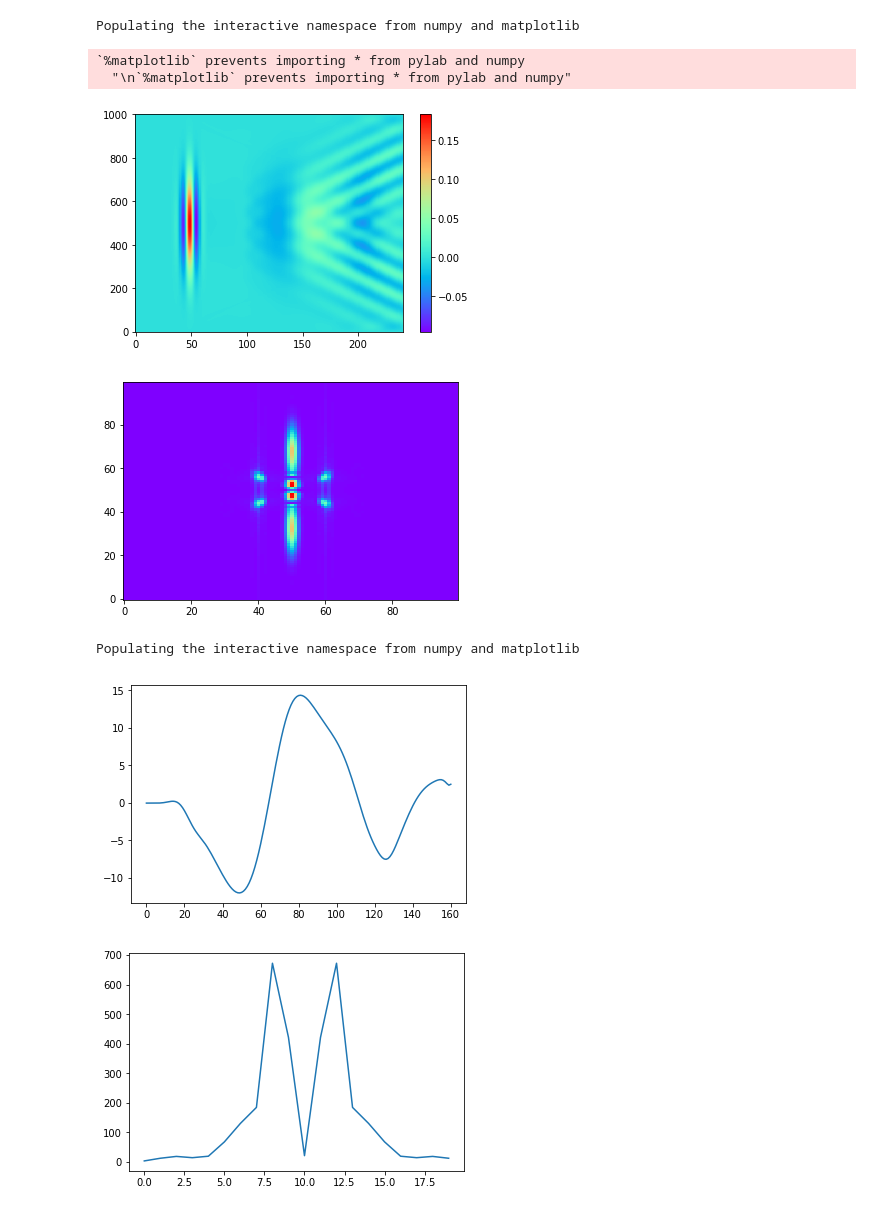
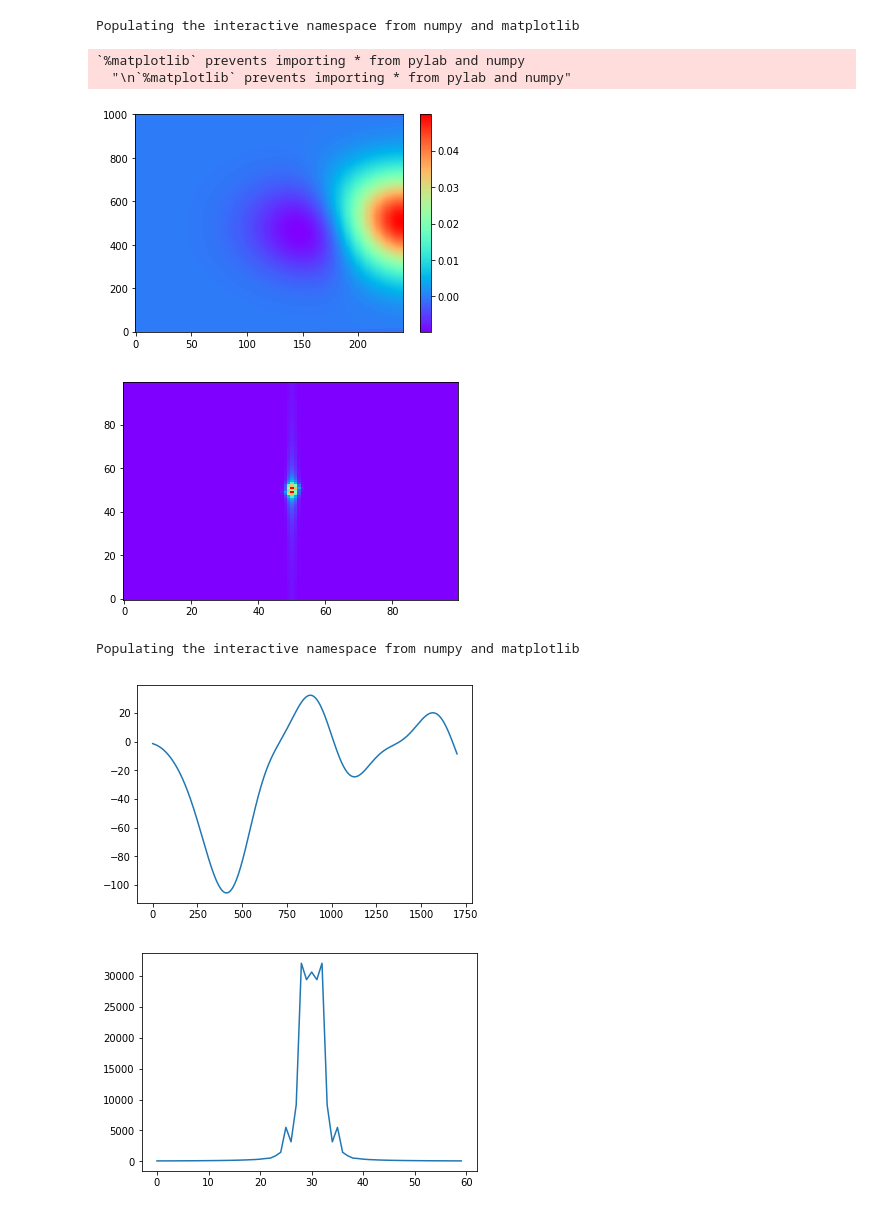
Before and after one commit to nimachm81/YEEFDTD, a Jupyter notebook: build/visualisation/Periodic Gaussian Plasma - large truncated lattice.ipynb, the cells around one changed output. Drawn from its saved outputs; the diff is of its cells as text; code cells hidden in the pictures.

```diff
--- a/build/visualisation/Periodic Gaussian Plasma - large truncated lattice.ipynb
+++ b/build/visualisation/Periodic Gaussian Plasma - large truncated lattice.ipynb
@@ -40,7 +40,7 @@ import numpy as np
 from matplotlib import pyplot as plt
 from ReadBinary import *
 
-filename = "../data/E-x.data"
+filename = "../data/2D/E-x.data"
 arrayInfo = GetArrayInfo(filename)
 
 print("typeCode: ", arrayInfo["typeCode"])
@@ -52,16 +52,20 @@ E = GetArrays(filename, indStart=0, indEnd=None)[:, 0, :, :]
 print("shape: ", E.shape)
 
 shape = E.shape[1:]
+print("Max E: ", np.max(np.abs(E)))
 
-plt.ion()
-plt.figure(figsize=(7,6*(shape[0]/shape[1])))
+animate = False
 
-for n in range(E.shape[0]):
-    plt.clf()
-    plt.imshow(np.real(E[n, :,:]), cmap="rainbow", origin='lower', aspect='auto')
-    plt.colorbar()
-    plt.contour(np.real(Wp2[:,:]), cmap="Greys", linewidths=0.5)
-    plt.pause(0.05)
+if animate:
+    plt.ion()
+    plt.figure(figsize=(7,6*(shape[0]/shape[1])))
+
+    for n in range(E.shape[0]):
+        plt.clf()
+        plt.imshow(np.real(E[n, :,:]), cmap="rainbow", origin='lower', aspect='auto')
+        plt.colorbar()
+        plt.contour(np.real(Wp2[:,:]), cmap="Greys", linewidths=0.5)
+        plt.pause(0.05)
 # %% [output]
 Populating the interactive namespace from numpy and matplotlib
 typeCode:  1
@@ -73,33 +79,33 @@ shape:  (241, 1001, 1301)
 # %%
 %pylab inline
-E_ty = E[:, :, 200]
+E_ty = E[:, :, 0]
 
 plt.imshow(np.real(E_ty).T, cmap="rainbow", origin='lower', aspect='auto')
 plt.colorbar()
 plt.show()
 
 Nt, Ny = E_ty.shape
 N_pts = 50
 E_f_ty = np.fft.fftshift(np.fft.fft2(E_ty))[Nt//2-N_pts:Nt//2+N_pts, Ny//2-N_pts:Ny//2+N_pts]
 
 plt.imshow(np.abs(E_f_ty), cmap="rainbow", origin='lower', aspect='auto')
 plt.show()
 # %% [output]
 Populating the interactive namespace from numpy and matplotlib
 `%matplotlib` prevents importing * from pylab and numpy
   "\n`%matplotlib` prevents importing * from pylab and numpy"
-[figure, old version]
+[figure, new version]
-[figure, old version]
+[figure, new version]
 # %%
 %pylab inline
 
 plt.figure()
-E_t = np.sum(E_ty, axis=1)[80:]
+E_t = np.sum(E_ty, axis=1)[700:]
 plt.plot(E_t)
 plt.show()
 
 Nt = len(E_t)
-N_pts = 10
+N_pts = 30
 
 plt.figure()
 E_f_t = np.fft.fftshift(np.fft.fft(E_t))[Nt//2-N_pts:Nt//2+N_pts]
@@ -107,5 +113,5 @@ plt.plot(np.abs(E_f_t))
 plt.show()
 # %% [output]
 Populating the interactive namespace from numpy and matplotlib
-[figure, old version]
+[figure, new version]
-[figure, old version]
+[figure, new version]
```
Also changed, not shown: parts of 3 cells of this notebook, 10 other files.
